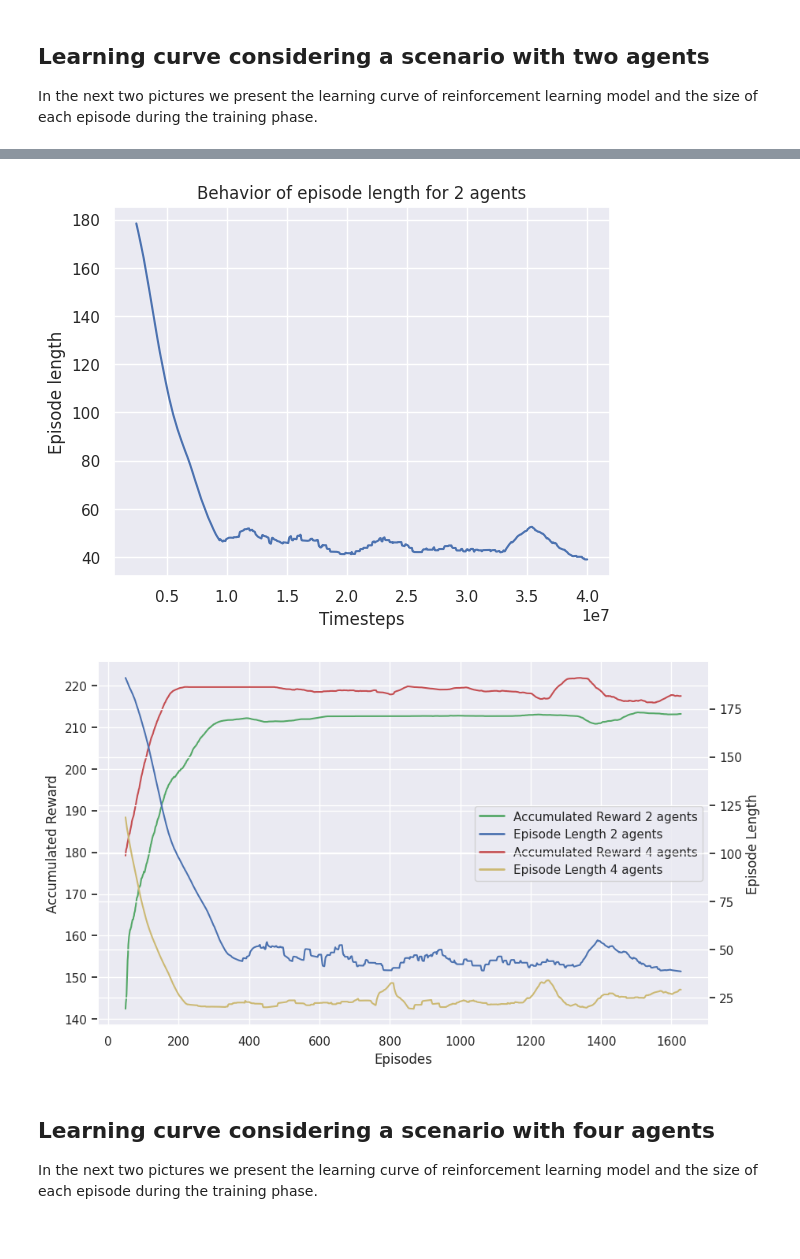
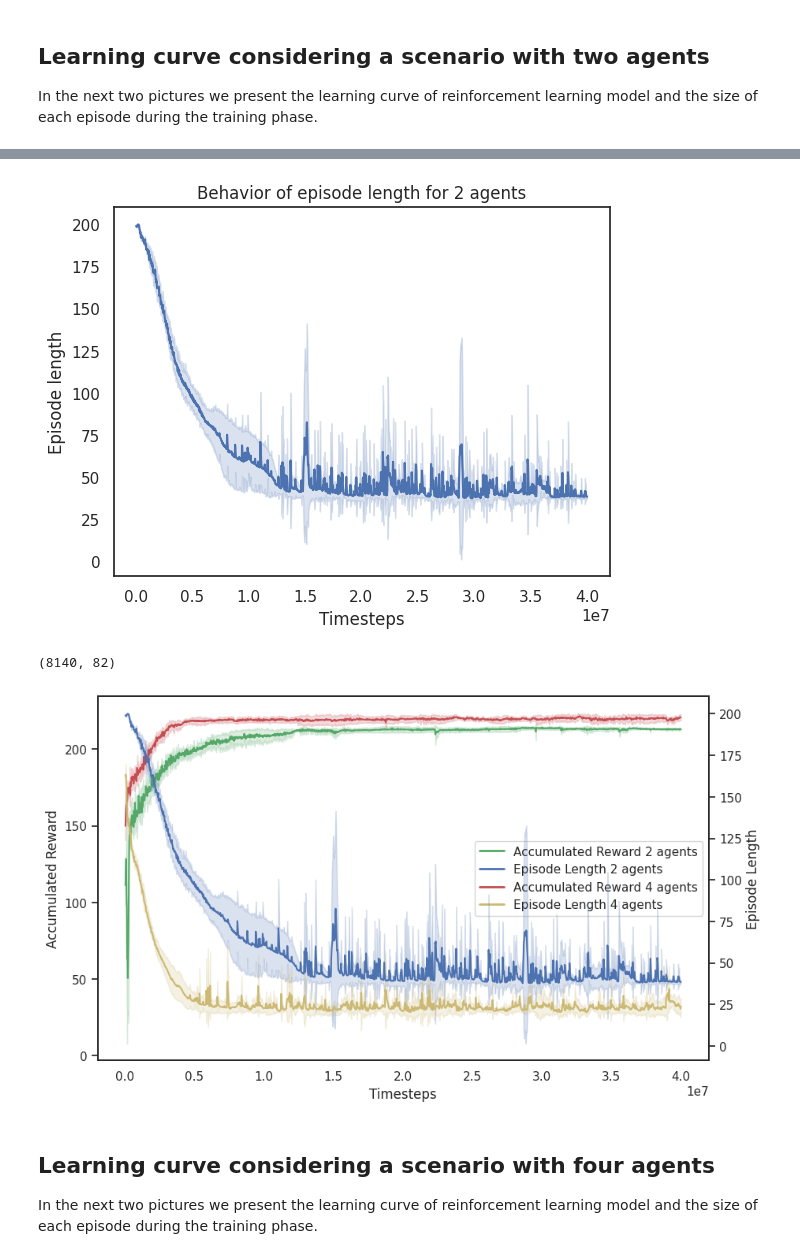
Before and after one commit to pfeinsper/drone-swarm-search-algorithms, a Jupyter notebook: analise_resultados.ipynb, the cells around one changed output, grey strips where cells are left out. Cells and saved outputs as stored; diff of their text form; code cells hidden in the pictures.

Commit message:
new plots for the fusion 2025 paper

```diff
--- a/analise_resultados.ipynb
+++ b/analise_resultados.ipynb
@@ -2,7 +2,7 @@
 import seaborn as sns
 from seaborn import lineplot
 import matplotlib.pyplot as plt
-sns.set_theme(style="darkgrid")
+sns.set_theme(style="white")
 import pandas as pd
 
 #
@@ -23,0 +22,6 @@ df2 = pd.read_csv('./ray_results/DSSE_Coverage/PPO_2_agent_9/PPO_DSSE_Coverage_2
+# %%
+df2_1 = pd.read_csv('./ray_results/DSSE_Coverage/PPO_2_agent_9/PPO_DSSE_Coverage_20516_00000_0_2025-02-21_00-23-51/progress.csv')
+df2_2 = pd.read_csv('./ray_results/DSSE_Coverage/PPO_2_agent_9/PPO_DSSE_Coverage_769cb_00000_0_2025-02-28_16-52-58/progress.csv')
+df2_3 = pd.read_csv('./ray_results/DSSE_Coverage/PPO_2_agent_9/PPO_DSSE_Coverage_18ada_00000_0_2025-02-28_17-11-49/progress.csv')
+df2_4 = pd.read_csv('./ray_results/DSSE_Coverage/PPO_2_agent_9/PPO_DSSE_Coverage_a5d0b_00000_0_2025-03-02_13-17-10/progress.csv')
+df2_5 = pd.read_csv('./ray_results/DSSE_Coverage/PPO_2_agent_9/PPO_DSSE_Coverage_a8d79_00000_0_2025-03-02_13-17-15/progress.csv')
@@ -23,0 +34,3 @@ df2 = pd.read_csv('./ray_results/DSSE_Coverage/PPO_2_agent_9/PPO_DSSE_Coverage_2
+# %%
+result = pd.concat([df2_1, df2_2, df2_3, df2_4, df2_5])
+result.shape
@@ -33,63 +47,70 @@ plt.show()
 # %%
-media_movel_tamanho_episodio = df2['env_runners/episode_len_mean'].rolling(window=100).mean()
-lineplot(data=df2, x='timesteps_total', y=media_movel_tamanho_episodio)
+lineplot(data=result, x='timesteps_total', y='env_runners/episode_len_mean', errorbar='sd')
 plt.xlabel('Timesteps')
 plt.ylabel('Episode length')
 plt.title('Behavior of episode length for 2 agents')
 plt.show()
 # %% [output]
-[figure, old version]
+[figure, new version]
+# %%
+df4_1 = pd.read_csv('./ray_results/DSSE_Coverage/PPO_4_agent_9/PPO_DSSE_Coverage_5586c_00000_0_2025-02-21_08-39-16/progress.csv')
+df4_2 = pd.read_csv('./ray_results/DSSE_Coverage/PPO_4_agent_9/PPO_DSSE_Coverage_769c9_00000_0_2025-02-28_16-52-58/progress.csv')
+df4_3 = pd.read_csv('./ray_results/DSSE_Coverage/PPO_4_agent_9/PPO_DSSE_Coverage_196d2_00000_0_2025-02-28_17-11-50/progress.csv')
+df4_4 = pd.read_csv('./ray_results/DSSE_Coverage/PPO_4_agent_9/PPO_DSSE_Coverage_a5123_00000_0_2025-03-02_13-17-09/progress.csv')
+df4_5 = pd.read_csv('./ray_results/DSSE_Coverage/PPO_4_agent_9/PPO_DSSE_Coverage_a955e_00000_0_2025-03-02_13-17-16/progress.csv')
+
+result4 = pd.concat([df4_1, df4_2, df4_3, df4_4, df4_5])
+result4.shape
+
+#media_movel_reward_acc = df2['env_runners/episode_reward_max'].rolling(window=50).mean()
+#media_movel_tamanho_episodio = df2['env_runners/episode_len_mean'].rolling(window=50).mean()
+#
+#media_movel_reward_acc4 = df4['env_runners/episode_reward_max'].rolling(window=50).mean()
+#media_movel_tamanho_episodio4 = df4['env_runners/episode_len_mean'].rolling(window=50).mean()
+# %% [output]
+(8140, 82)
 # %%
 import matplotlib.pyplot as plt
 from matplotlib.lines import Line2D
 
-df4 = pd.read_csv('./ray_results/DSSE_Coverage/PPO_4_agent_9/PPO_DSSE_Coverage_5586c_00000_0_2025-02-21_08-39-16/progress.csv')
-
-media_movel_reward_acc = df2['env_runners/episode_reward_max'].rolling(window=50).mean()
-media_movel_tamanho_episodio = df2['env_runners/episode_len_mean'].rolling(window=50).mean()
-
-media_movel_reward_acc4 = df4['env_runners/episode_reward_max'].rolling(window=50).mean()
-media_movel_tamanho_episodio4 = df4['env_runners/episode_len_mean'].rolling(window=50).mean()
-
-
 # Plotar a média móvel da recompensa acumulada
 fig, ax1 = plt.subplots(figsize=(10, 6))
-line1 = sns.lineplot(data=media_movel_reward_acc, color="g", ax=ax1)
-line3 = sns.lineplot(data=media_movel_reward_acc4, color="r", ax=ax1)
-ax1.set_xlabel('Episodes')
+line1 = sns.lineplot(data=result, x='timesteps_total', y='env_runners/episode_reward_max', errorbar='sd', color="g", ax=ax1)
+line3 = sns.lineplot(data=result4, x='timesteps_total', y='env_runners/episode_reward_max', errorbar='sd', color="r", ax=ax1)
+ax1.set_xlabel('Timesteps')
 ax1.set_ylabel('Accumulated Reward')
 #ax1.tick_params(axis='y', labelcolor='g')
 
 # Criar um segundo eixo y para o tamanho do episódio
 ax2 = ax1.twinx()
-line2 = sns.lineplot(data=media_movel_tamanho_episodio, color="b", ax=ax2)
-line4 = sns.lineplot(data=media_movel_tamanho_episodio4, color="y", ax=ax2)
+line2 = sns.lineplot(data=result, x='timesteps_total', y='env_runners/episode_len_mean', errorbar='sd', color="b", ax=ax2)
+line4 = sns.lineplot(data=result4, x='timesteps_total', y='env_runners/episode_len_mean', errorbar='sd', color="y", ax=ax2)
 ax2.set_ylabel('Episode Length')
 #ax2.tick_params(axis='y', labelcolor='b')
 
 # Adicionar título
 #plt.title('Learning curve and episode length for 2 and 4 agents')
 
 # Adicionar legenda
 
 legend_handles = [
     Line2D([0], [0], color='g', lw=2, label='Accumulated Reward 2 agents'),
     Line2D([0], [0], color='b', lw=2, label='Episode Length 2 agents'),
     Line2D([0], [0], color='r', lw=2, label='Accumulated Reward 4 agents'),
     Line2D([0], [0], color='y', lw=2, label='Episode Length 4 agents')
 ]
 
 # Adicionar legenda
 ax1.legend(handles=legend_handles, loc='center right')
 
 #lines = [line1.get_lines()[0], line2.get_lines()[0], line3.get_lines()[0], line4.get_lines()[0]]
 #labels = ['Accumulated Reward 2 agents', 'Episode Length 2 agents', 'Accumulated Reward 4 agents', 'Episode Length 4 agents']
 #ax1.legend(lines, labels, loc='upper right')
 
 # Mostrar o gráfico
 plt.show()
 # %% [output]
-[figure, old version]
+[figure, new version]
 # %% [markdown]
 ## Learning curve considering a scenario with four agents
 
```
Also changed, not shown: parts of 7 cells of this notebook, 1 other file.
